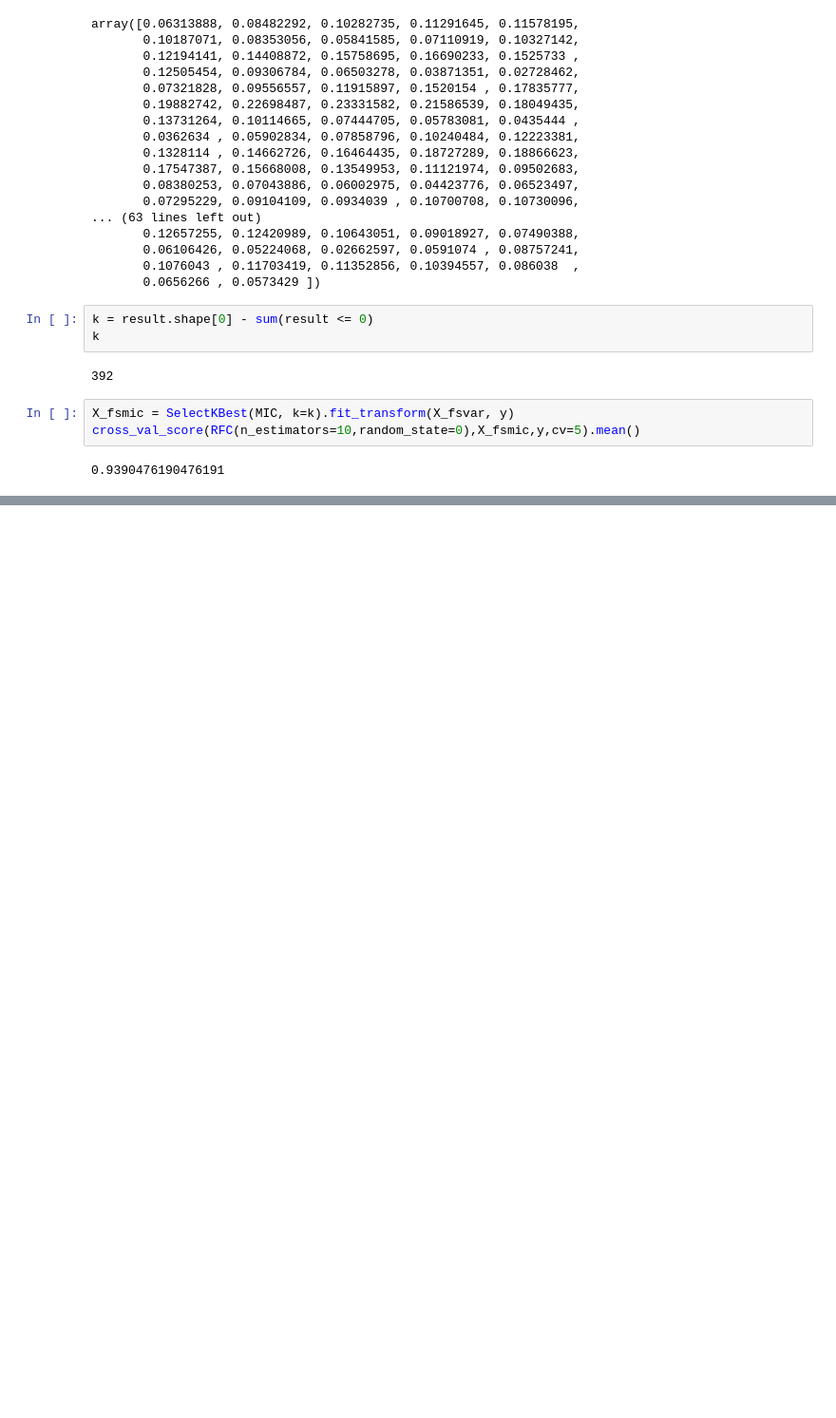
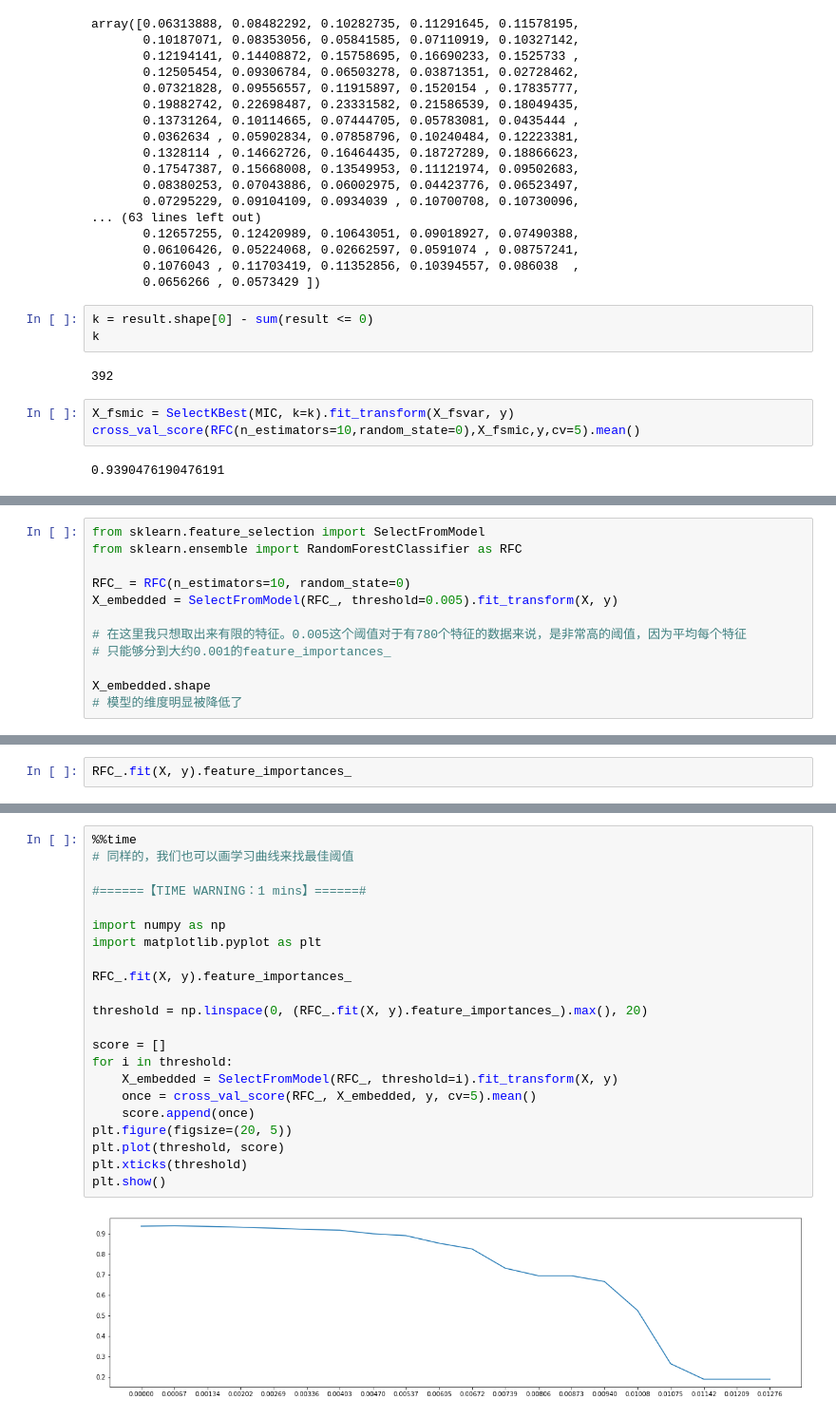
Before and after one commit to JustDoItGit/caicai_sklearn, a Jupyter notebook: 第三章 数据预处理与特征工程/Feature_selection.ipynb, the cells around one changed output, grey strips where cells are left out. Shown at 95% size. Cells and saved outputs as stored; diff of their text form; blank space fills up the shorter version.

Commit message:
Embedded嵌入法：SelectFromModel

```diff
--- a/第三章 数据预处理与特征工程/Feature_selection.ipynb
+++ b/第三章 数据预处理与特征工程/Feature_selection.ipynb
@@ -250,0 +253,12 @@ cross_val_score(RFC(n_estimators=10,random_state=0),X_fsmic,y,cv=5).mean()
+# %%
+from sklearn.feature_selection import SelectFromModel
+from sklearn.ensemble import RandomForestClassifier as RFC
+
+RFC_ = RFC(n_estimators=10, random_state=0)
+X_embedded = SelectFromModel(RFC_, threshold=0.005).fit_transform(X, y)
+
+# 在这里我只想取出来有限的特征。0.005这个阈值对于有780个特征的数据来说，是非常高的阈值，因为平均每个特征
+# 只能够分到大约0.001的feature_importances_
+
+X_embedded.shape
+# 模型的维度明显被降低了
@@ -250,0 +267,2 @@ cross_val_score(RFC(n_estimators=10,random_state=0),X_fsmic,y,cv=5).mean()
+# %%
+RFC_.fit(X, y).feature_importances_
@@ -250,0 +287,24 @@ cross_val_score(RFC(n_estimators=10,random_state=0),X_fsmic,y,cv=5).mean()
+# %%
+%%time
+# 同样的，我们也可以画学习曲线来找最佳阈值
+
+#======【TIME WARNING：1 mins】======#
+
+import numpy as np
+import matplotlib.pyplot as plt
+
+RFC_.fit(X, y).feature_importances_
+
+threshold = np.linspace(0, (RFC_.fit(X, y).feature_importances_).max(), 20)
+
+score = []
+for i in threshold:
+    X_embedded = SelectFromModel(RFC_, threshold=i).fit_transform(X, y)
+    once = cross_val_score(RFC_, X_embedded, y, cv=5).mean()
+    score.append(once)
+plt.figure(figsize=(20, 5))
+plt.plot(threshold, score)
+plt.xticks(threshold)
+plt.show()
+# %% [output]
+[figure, added]
```
Also changed, not shown: parts of 14 cells of this notebook.
